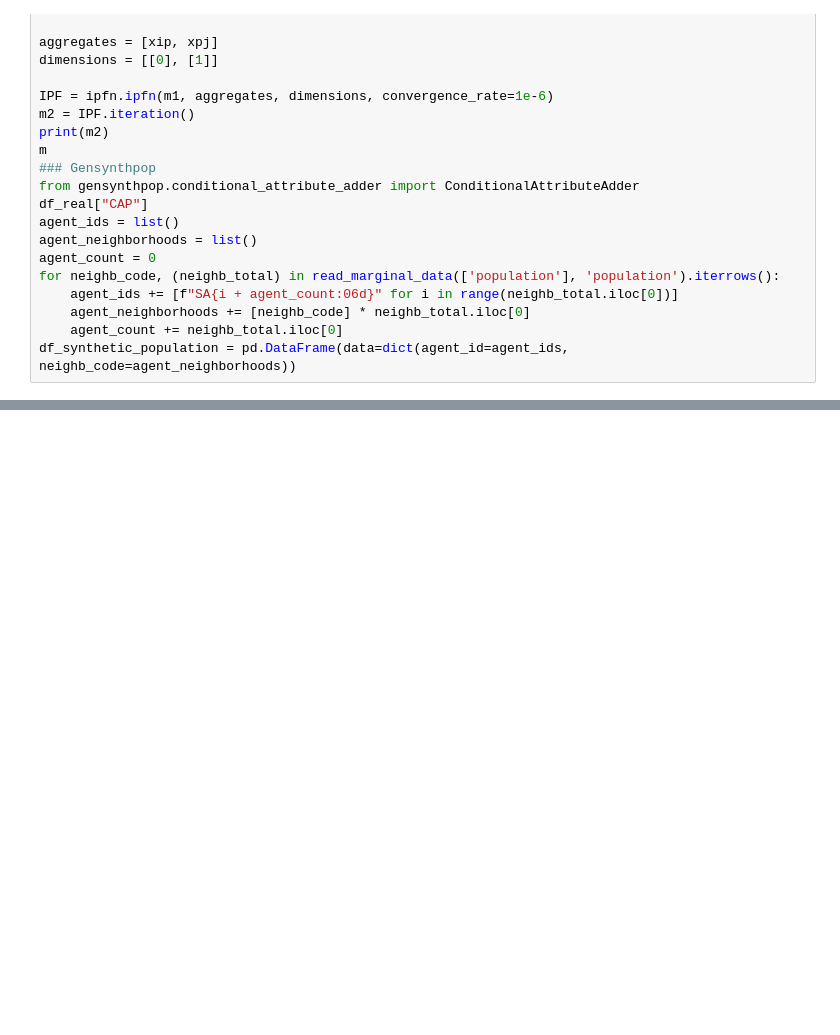
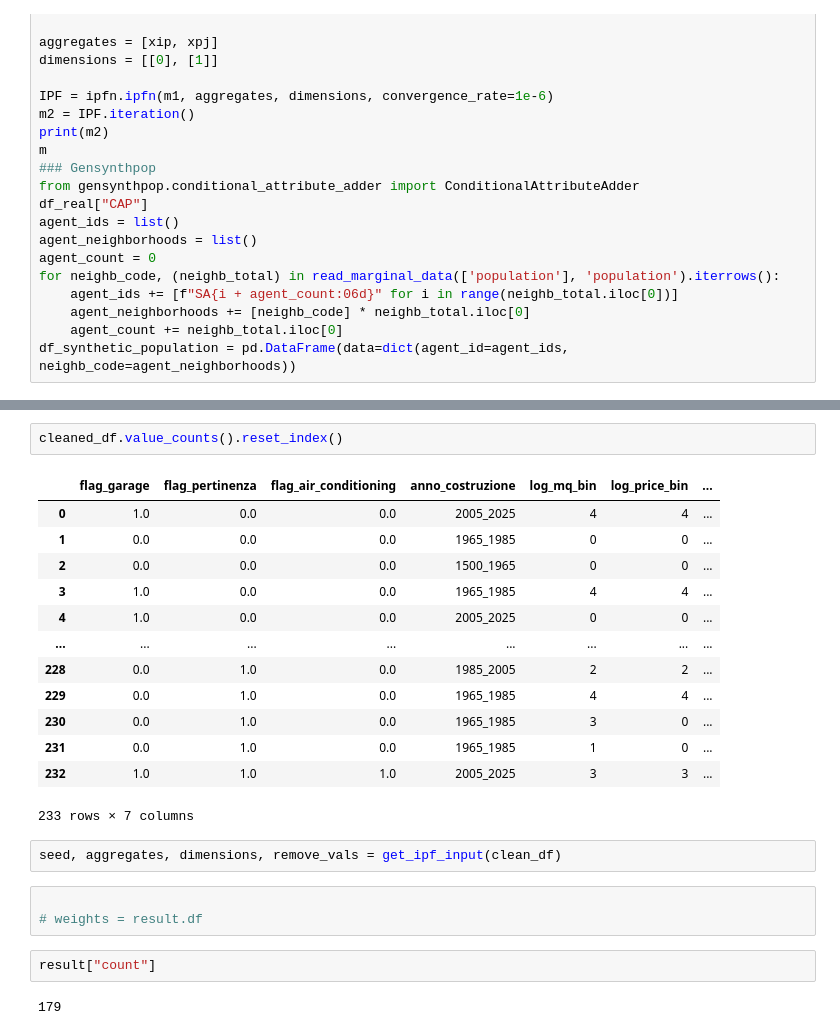
Before and after one commit to jaclenti/NFVAE-population-synthesis, a Jupyter notebook: notebooks/jl_popsyn_ipf.ipynb, the cells around one changed output, grey strips where cells are left out. Saved outputs shown, nothing was run; the diff lists cells and outputs as text; blank space fills up the shorter version.

```diff
--- a/notebooks/jl_popsyn_ipf.ipynb
+++ b/notebooks/jl_popsyn_ipf.ipynb
@@ -72,0 +310,25 @@ df_synthetic_population = pd.DataFrame(data=dict(agent_id=agent_ids, neighb_code
+# %%
+cleaned_df.value_counts().reset_index()
+# %% [output]
+|  | flag_garage | flag_pertinenza | flag_air_conditioning | anno_costruzione | log_mq_bin | log_price_bin | ... |
+| 0 | 1.0 | 0.0 | 0.0 | 2005_2025 | 4 | 4 | ... |
+| 1 | 0.0 | 0.0 | 0.0 | 1965_1985 | 0 | 0 | ... |
+| 2 | 0.0 | 0.0 | 0.0 | 1500_1965 | 0 | 0 | ... |
+| 3 | 1.0 | 0.0 | 0.0 | 1965_1985 | 4 | 4 | ... |
+| 4 | 1.0 | 0.0 | 0.0 | 2005_2025 | 0 | 0 | ... |
+| ... | ... | ... | ... | ... | ... | ... | ... |
+| 228 | 0.0 | 1.0 | 0.0 | 1985_2005 | 2 | 2 | ... |
+| 229 | 0.0 | 1.0 | 0.0 | 1965_1985 | 4 | 4 | ... |
+| 230 | 0.0 | 1.0 | 0.0 | 1965_1985 | 3 | 0 | ... |
+| 231 | 0.0 | 1.0 | 0.0 | 1965_1985 | 1 | 0 | ... |
+| 232 | 1.0 | 1.0 | 1.0 | 2005_2025 | 3 | 3 | ... |
+233 rows × 7 columns
+# %%
+seed, aggregates, dimensions, remove_vals = get_ipf_input(clean_df)
+# %%
+
+# weights = result.df
+# %%
+result["count"]
+# %% [output]
+179
```
Also changed, not shown: parts of 36 cells of this notebook, 7 other files.
